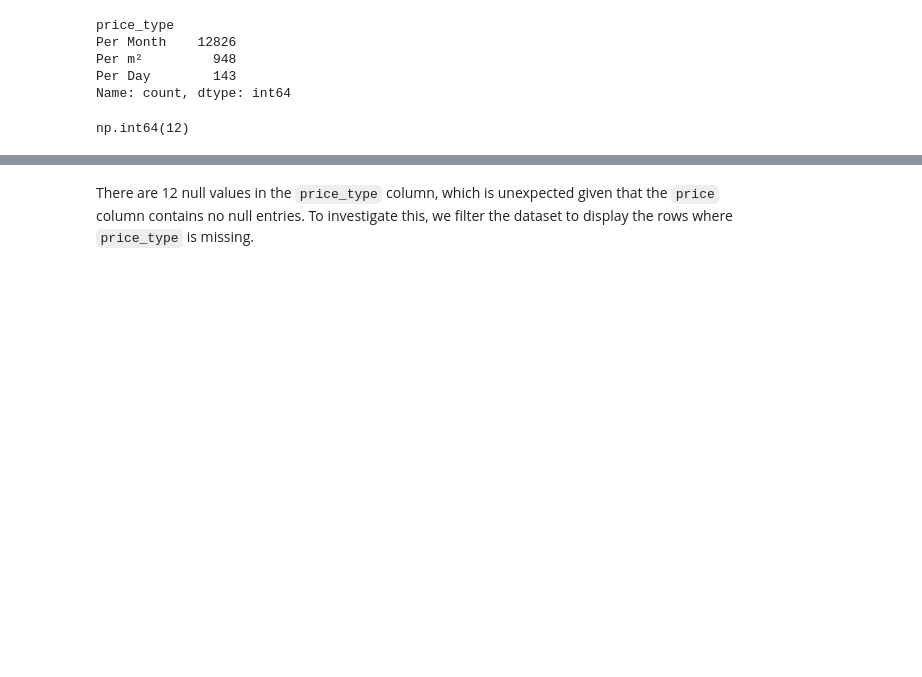
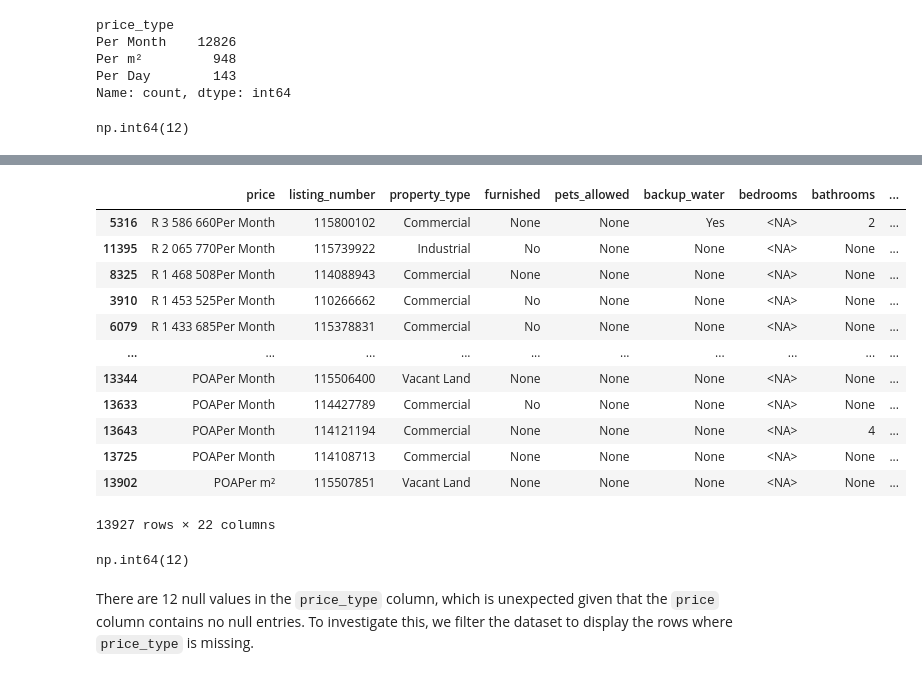
Before and after one commit to preciousratlhagane/south-african-property-market-analysis, a Jupyter notebook: notebooks/01_data_cleaning_rentals.ipynb, the cells around one changed output, grey strips where cells are left out. Drawn from its saved outputs; the diff is of its cells as text; code cells hidden in the pictures; blank space fills up the shorter version.

```diff
--- a/notebooks/01_data_cleaning_rentals.ipynb
+++ b/notebooks/01_data_cleaning_rentals.ipynb
@@ -378,3 +403,24 @@ np.int64(12)
+# %%
+results_df.sort_values(by='price (ZAR)', ascending=False)
+# %% [output]
+|  | price | listing_number | property_type | furnished | pets_allowed | backup_water | bedrooms | bathrooms | ... |
+| 5316 | R 3 586 660Per Month | 115800102 | Commercial | None | None | Yes | <NA> | 2 | ... |
+| 11395 | R 2 065 770Per Month | 115739922 | Industrial | No | None | None | <NA> | None | ... |
+| 8325 | R 1 468 508Per Month | 114088943 | Commercial | None | None | None | <NA> | None | ... |
+| 3910 | R 1 453 525Per Month | 110266662 | Commercial | No | None | None | <NA> | None | ... |
+| 6079 | R 1 433 685Per Month | 115378831 | Commercial | No | None | None | <NA> | None | ... |
+| ... | ... | ... | ... | ... | ... | ... | ... | ... | ... |
+| 13344 | POAPer Month | 115506400 | Vacant Land | None | None | None | <NA> | None | ... |
+| 13633 | POAPer Month | 114427789 | Commercial | No | None | None | <NA> | None | ... |
+| 13643 | POAPer Month | 114121194 | Commercial | None | None | None | <NA> | 4 | ... |
+| 13725 | POAPer Month | 114108713 | Commercial | None | None | None | <NA> | None | ... |
+| 13902 | POAPer m² | 115507851 | Vacant Land | None | None | None | <NA> | None | ... |
+13927 rows × 22 columns
+# %%
+# Get the number of null values in the price_type column
+results_df['price_type'].isnull().sum()
+# %% [output]
+np.int64(12)
 # %% [markdown]
 There are 12 null values in the `price_type` column, which is unexpected given that the `price` column contains no null entries. To investigate this, we filter the dataset to display the rows where `price_type` is missing.
 # %%
```
Also changed, not shown: parts of 39 cells of this notebook.
